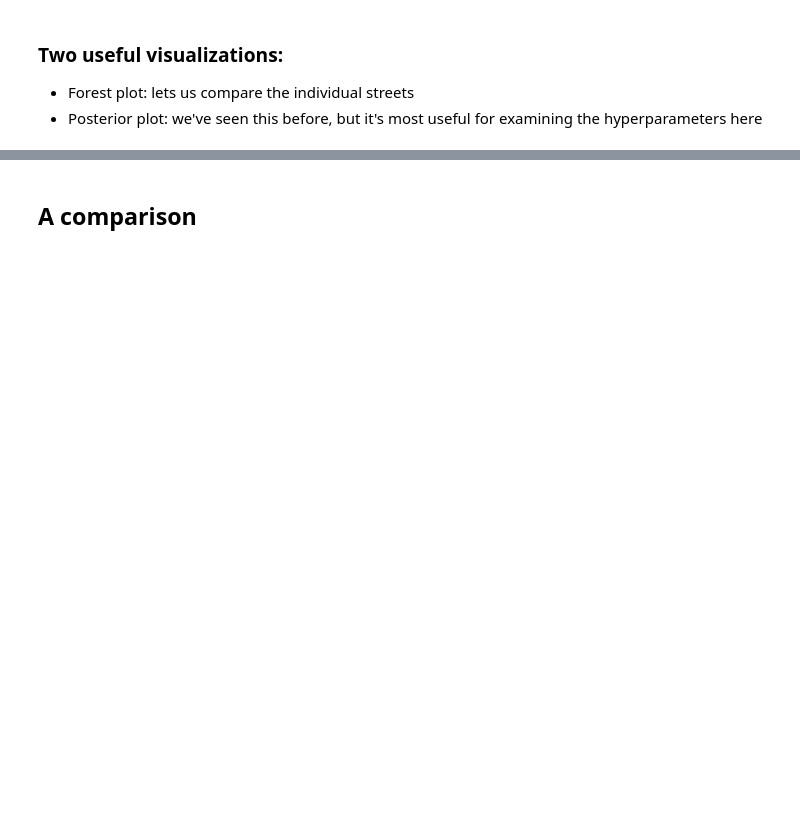
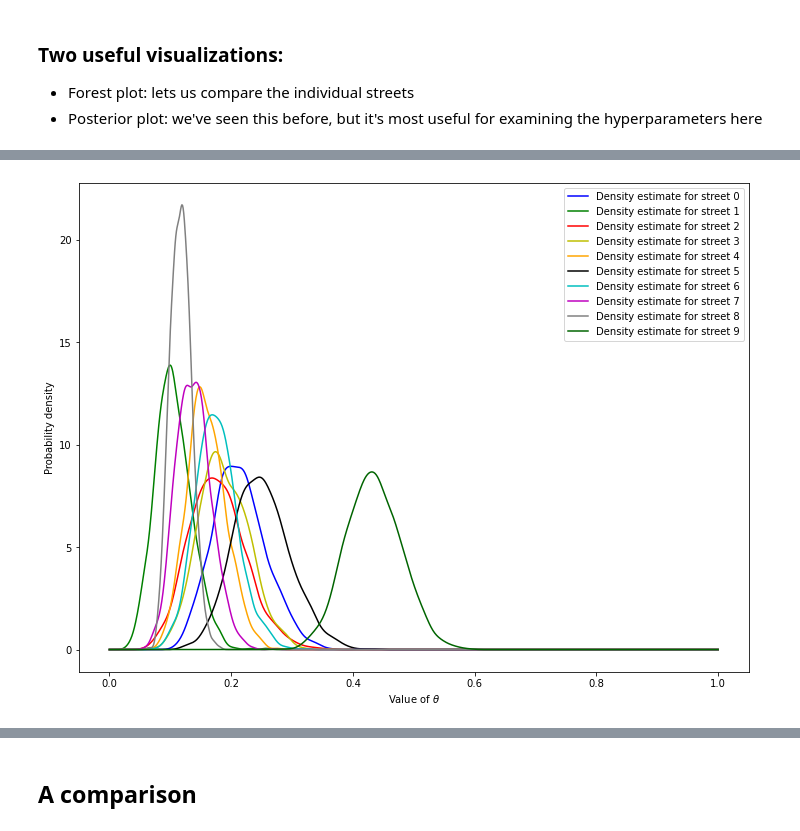
Before and after one commit to mpdylan/INFO510-public, a Jupyter notebook: notebooks/binom_models/bikelanes.ipynb, the cells around one changed output, grey strips where cells are left out. Cells and saved outputs as stored; diff of their text form; code cells hidden in the pictures; blank space fills up the shorter version.

```diff
--- a/notebooks/binom_models/bikelanes.ipynb
+++ b/notebooks/binom_models/bikelanes.ipynb
@@ -136,12 +185,13 @@ pm.plot_posterior(trace, var_names = ['mu', 'eta'])
 # %%
 plt.figure(figsize = (12, 9))
 for i in range(10):
-    kernel = sp.stats.gaussian_kde(trace['theta'][:, i])
+    kernel = sp.stats.gaussian_kde(trace.posterior['theta'][0, :, i])
     plt.plot(grid, kernel(grid), label = 'Density estimate for street ' + str(i), color = colors[i])
-    #plt.plot(grid, separated_posteriors[i].pdf(grid), label = 'Posterior density for street ' + str(i))
 plt.xlabel('Value of $\\theta$')
 plt.ylabel('Probability density')
 plt.legend()
 plt.show()
+# %% [output]
+[figure, added]
 # %%
 plt.figure(figsize=(12, 9))
```
Also changed, not shown: parts of 31 cells of this notebook, 2 other files.
